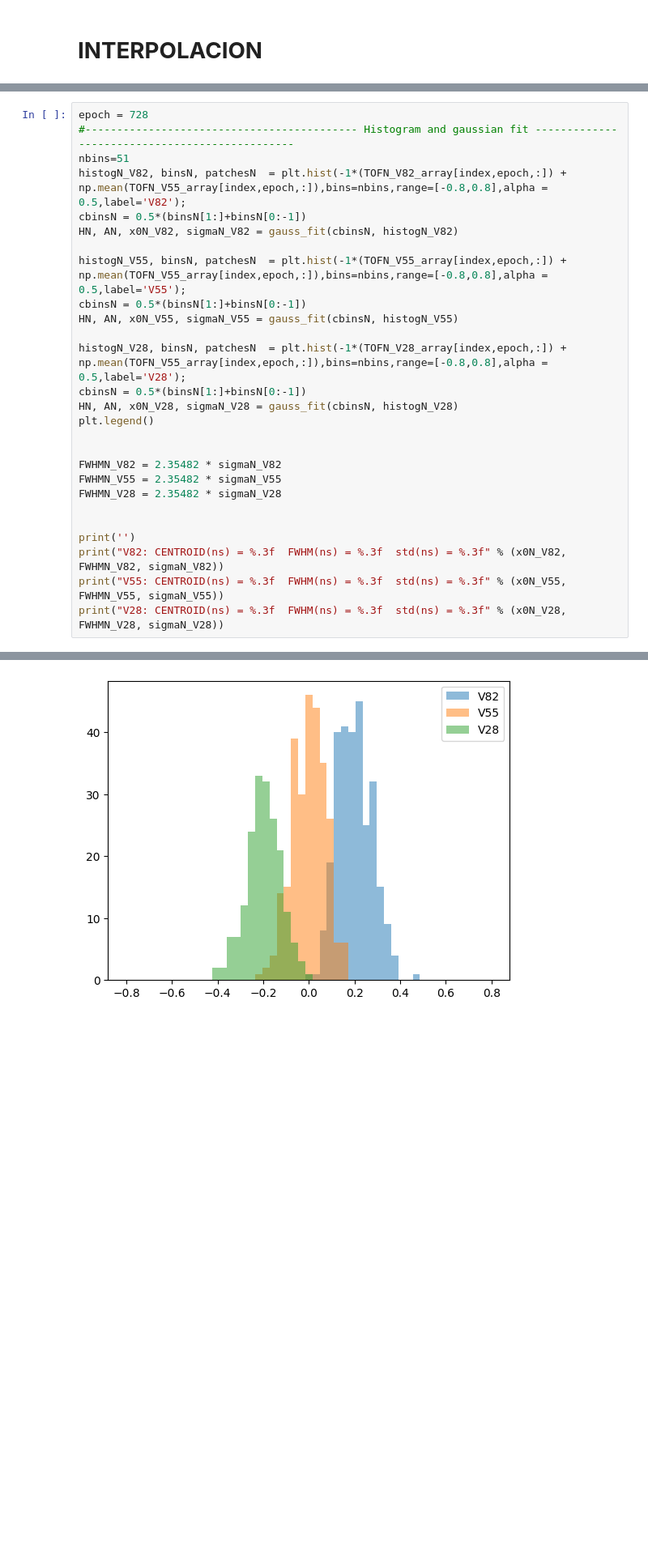
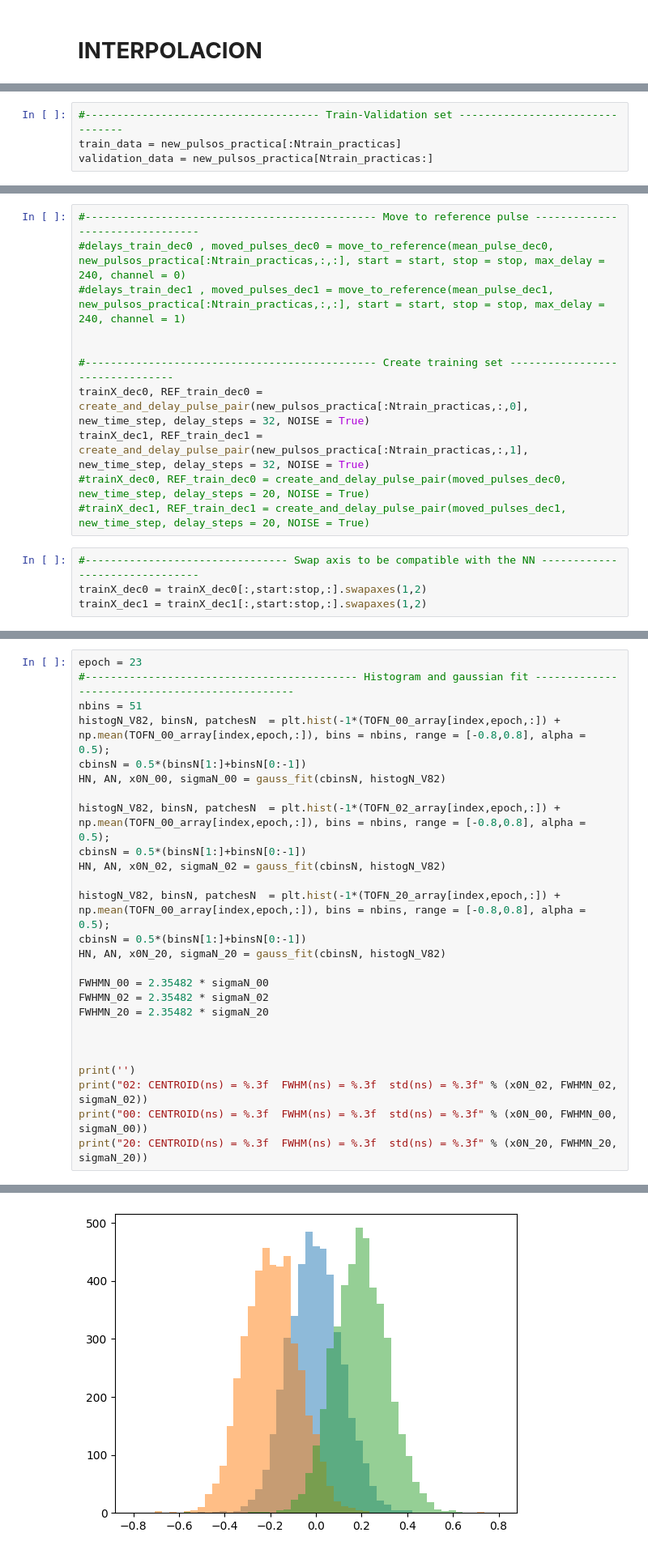
Before and after one commit to wjosefw/Signal-processing-with-Neural-networks, a Jupyter notebook: DEEP_TIMING_CONVOLUTIONAL.ipynb, the cells around one changed output, grey strips where cells are left out. Shown at 81% size. Saved outputs shown, nothing was run; the diff lists cells and outputs as text; blank space fills up the shorter version.

```diff
--- a/DEEP_TIMING_CONVOLUTIONAL.ipynb
+++ b/DEEP_TIMING_CONVOLUTIONAL.ipynb
@@ -97,0 +83,4 @@ def model_definition(N_points):
+# %%
+#------------------------------------- Train-Validation set --------------------------------
+train_data = new_pulsos_practica[:Ntrain_practicas]
+validation_data = new_pulsos_practica[Ntrain_practicas:]
@@ -250 +261,16 @@ REF_train_dec1 = REF_dec1[:]
+# %%
+#---------------------------------------------- Move to reference pulse --------------------------------
+#delays_train_dec0 , moved_pulses_dec0 = move_to_reference(mean_pulse_dec0, new_pulsos_practica[:Ntrain_practicas,:,:], start = start, stop = stop, max_delay = 240, channel = 0)
+#delays_train_dec1 , moved_pulses_dec1 = move_to_reference(mean_pulse_dec1, new_pulsos_practica[:Ntrain_practicas,:,:], start = start, stop = stop, max_delay = 240, channel = 1)
+
+
+#---------------------------------------------- Create training set --------------------------------
+trainX_dec0, REF_train_dec0 = create_and_delay_pulse_pair(new_pulsos_practica[:Ntrain_practicas,:,0], new_time_step, delay_steps = 32, NOISE = True)
+trainX_dec1, REF_train_dec1 = create_and_delay_pulse_pair(new_pulsos_practica[:Ntrain_practicas,:,1], new_time_step, delay_steps = 32, NOISE = True)
+#trainX_dec0, REF_train_dec0 = create_and_delay_pulse_pair(moved_pulses_dec0, new_time_step, delay_steps = 20, NOISE = True)
+#trainX_dec1, REF_train_dec1 = create_and_delay_pulse_pair(moved_pulses_dec1, new_time_step, delay_steps = 20, NOISE = True)
+# %%
+#-------------------------------- Swap axis to be compatible with the NN -------------------------------
+trainX_dec0 = trainX_dec0[:,start:stop,:].swapaxes(1,2)
+trainX_dec1 = trainX_dec1[:,start:stop,:].swapaxes(1,2)
 # %% [markdown]
@@ -407,28 +470,27 @@ plt.legend()
 # %%
-epoch = 728
+epoch = 23
 #------------------------------------------- Histogram and gaussian fit -----------------------------------------------
-nbins=51
-histogN_V82, binsN, patchesN  = plt.hist(-1*(TOFN_V82_array[index,epoch,:]) + np.mean(TOFN_V55_array[index,epoch,:]),bins=nbins,range=[-0.8,0.8],alpha = 0.5,label='V82');
+nbins = 51
+histogN_V82, binsN, patchesN  = plt.hist(-1*(TOFN_00_array[index,epoch,:]) + np.mean(TOFN_00_array[index,epoch,:]), bins = nbins, range = [-0.8,0.8], alpha = 0.5);
 cbinsN = 0.5*(binsN[1:]+binsN[0:-1])
-HN, AN, x0N_V82, sigmaN_V82 = gauss_fit(cbinsN, histogN_V82)
+HN, AN, x0N_00, sigmaN_00 = gauss_fit(cbinsN, histogN_V82)
 
-histogN_V55, binsN, patchesN  = plt.hist(-1*(TOFN_V55_array[index,epoch,:]) + np.mean(TOFN_V55_array[index,epoch,:]),bins=nbins,range=[-0.8,0.8],alpha = 0.5,label='V55');
+histogN_V82, binsN, patchesN  = plt.hist(-1*(TOFN_02_array[index,epoch,:]) + np.mean(TOFN_00_array[index,epoch,:]), bins = nbins, range = [-0.8,0.8], alpha = 0.5);
 cbinsN = 0.5*(binsN[1:]+binsN[0:-1])
-HN, AN, x0N_V55, sigmaN_V55 = gauss_fit(cbinsN, histogN_V55)
+HN, AN, x0N_02, sigmaN_02 = gauss_fit(cbinsN, histogN_V82)
 
-histogN_V28, binsN, patchesN  = plt.hist(-1*(TOFN_V28_array[index,epoch,:]) + np.mean(TOFN_V55_array[index,epoch,:]),bins=nbins,range=[-0.8,0.8],alpha = 0.5,label='V28');
+histogN_V82, binsN, patchesN  = plt.hist(-1*(TOFN_20_array[index,epoch,:]) + np.mean(TOFN_00_array[index,epoch,:]), bins = nbins, range = [-0.8,0.8], alpha = 0.5);
 cbinsN = 0.5*(binsN[1:]+binsN[0:-1])
-HN, AN, x0N_V28, sigmaN_V28 = gauss_fit(cbinsN, histogN_V28)
-plt.legend()
+HN, AN, x0N_20, sigmaN_20 = gauss_fit(cbinsN, histogN_V82)
 
+FWHMN_00 = 2.35482 * sigmaN_00
+FWHMN_02 = 2.35482 * sigmaN_02
+FWHMN_20 = 2.35482 * sigmaN_20
 
-FWHMN_V82 = 2.35482 * sigmaN_V82
-FWHMN_V55 = 2.35482 * sigmaN_V55
-FWHMN_V28 = 2.35482 * sigmaN_V28
 
 
 print('')
-print("V82: CENTROID(ns) = %.3f  FWHM(ns) = %.3f  std(ns) = %.3f" % (x0N_V82, FWHMN_V82, sigmaN_V82))
-print("V55: CENTROID(ns) = %.3f  FWHM(ns) = %.3f  std(ns) = %.3f" % (x0N_V55, FWHMN_V55, sigmaN_V55))
-print("V28: CENTROID(ns) = %.3f  FWHM(ns) = %.3f  std(ns) = %.3f" % (x0N_V28, FWHMN_V28, sigmaN_V28))
+print("02: CENTROID(ns) = %.3f  FWHM(ns) = %.3f  std(ns) = %.3f" % (x0N_02, FWHMN_02, sigmaN_02))
+print("00: CENTROID(ns) = %.3f  FWHM(ns) = %.3f  std(ns) = %.3f" % (x0N_00, FWHMN_00, sigmaN_00))
+print("20: CENTROID(ns) = %.3f  FWHM(ns) = %.3f  std(ns) = %.3f" % (x0N_20, FWHMN_20, sigmaN_20))
 # %% [output]
@@ -438,4 +500,4 @@ V28: CENTROID(ns) = -0.195  FWHM(ns) = 0.165  std(ns) = 0.070
-[figure, old version]
+[figure, new version]
 # %% [markdown]
 # **ENSEMBLE MODEL**
 # %%
```
Also changed, not shown: parts of 32 cells of this notebook.
